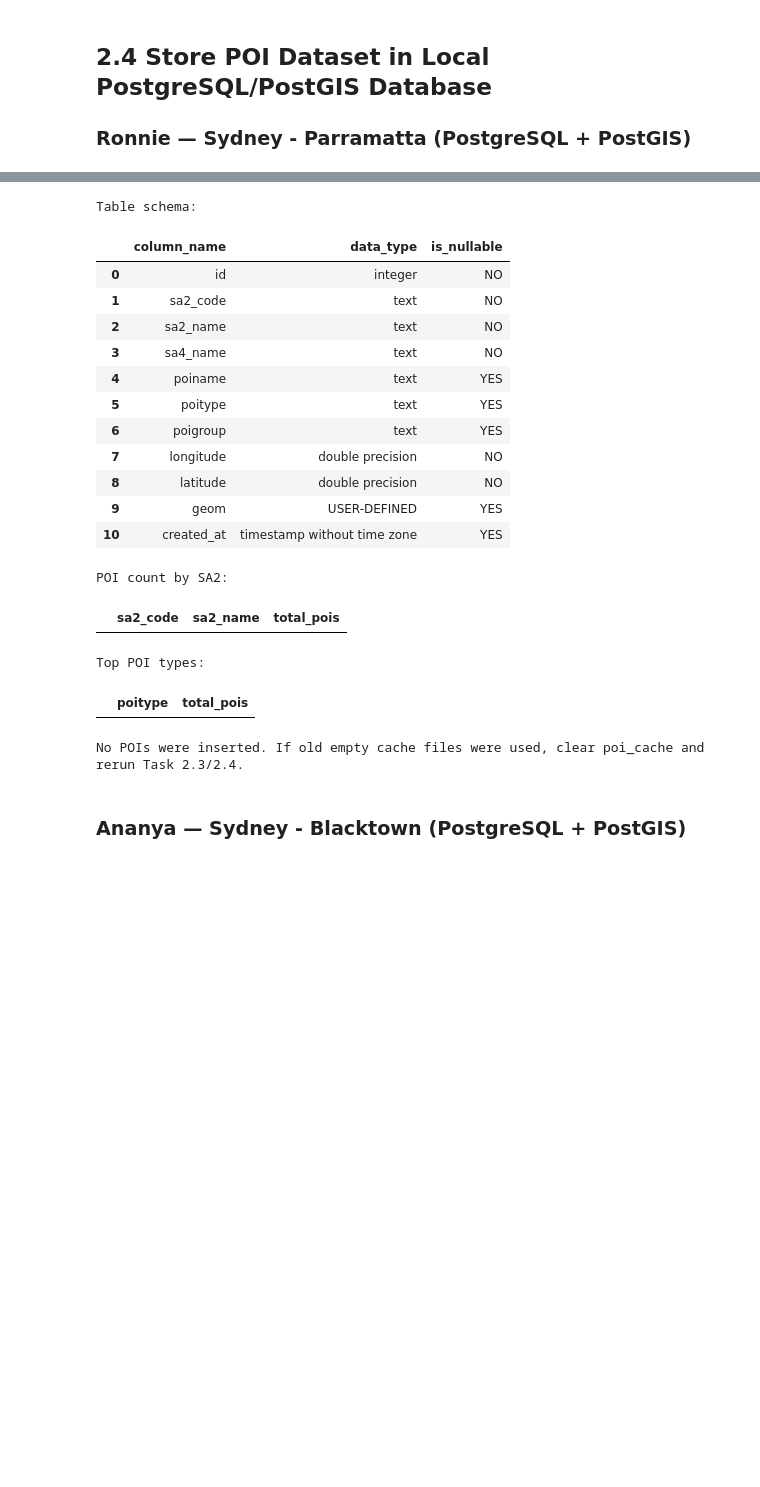
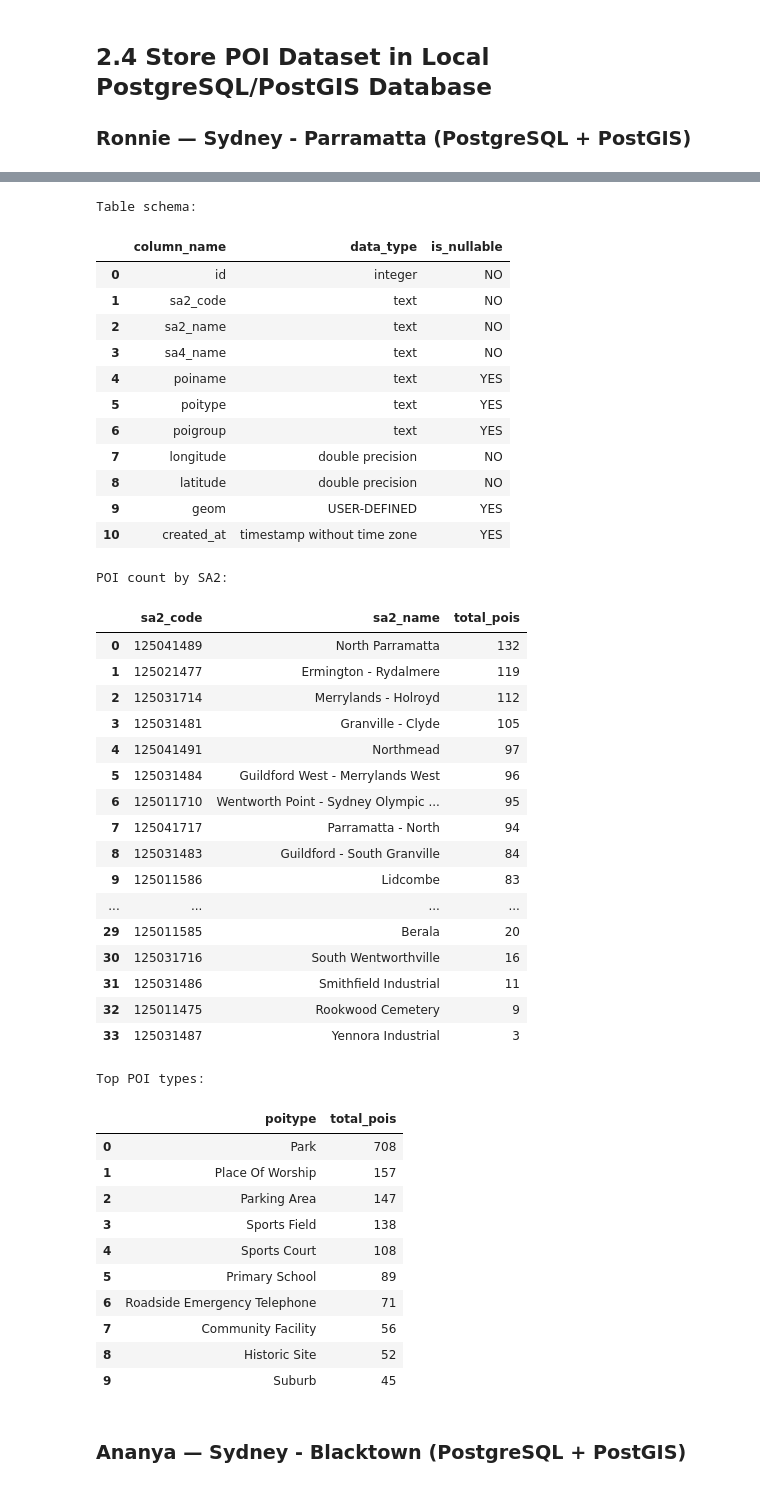
Before and after one commit to Ronnie-711/DATA2001_assignment, a Jupyter notebook: assignment.ipynb, the cells around one changed output, grey strips where cells are left out. Drawn from its saved outputs; the diff is of its cells as text; code cells hidden in the pictures; blank space fills up the shorter version.

```diff
--- a/assignment.ipynb
+++ b/assignment.ipynb
@@ -863,9 +863,9 @@ def create_ronnie_poi_table():
     with get_connection() as conn:
         with conn.cursor() as cur:
             cur.execute("CREATE EXTENSION IF NOT EXISTS postgis;")
-            cur.execute(f"DROP TABLE IF EXISTS {RONNIE_TABLE};")
+
             cur.execute(f"""
-                CREATE TABLE {RONNIE_TABLE} (
+                CREATE TABLE IF NOT EXISTS {RONNIE_TABLE} (
                     id         SERIAL PRIMARY KEY,
                     sa2_code   TEXT NOT NULL,
                     sa2_name   TEXT NOT NULL,
@@ -1013,21 +1019,46 @@ Ronnie Task 2.4 database summary:
-Table schema:
+Table schema:
 |  | column_name | data_type | is_nullable |
 | 0 | id | integer | NO |
 | 1 | sa2_code | text | NO |
 | 2 | sa2_name | text | NO |
 | 3 | sa4_name | text | NO |
 | 4 | poiname | text | YES |
 | 5 | poitype | text | YES |
 | 6 | poigroup | text | YES |
 | 7 | longitude | double precision | NO |
 | 8 | latitude | double precision | NO |
 | 9 | geom | USER-DEFINED | YES |
 | 10 | created_at | timestamp without time zone | YES |
-POI count by SA2:
+POI count by SA2:
 |  | sa2_code | sa2_name | total_pois |
+| 0 | 125041489 | North Parramatta | 132 |
+| 1 | 125021477 | Ermington - Rydalmere | 119 |
+| 2 | 125031714 | Merrylands - Holroyd | 112 |
+| 3 | 125031481 | Granville - Clyde | 105 |
+| 4 | 125041491 | Northmead | 97 |
+| 5 | 125031484 | Guildford West - Merrylands West | 96 |
+| 6 | 125011710 | Wentworth Point - Sydney Olympic ... | 95 |
+| 7 | 125041717 | Parramatta - North | 94 |
+| 8 | 125031483 | Guildford - South Granville | 84 |
+| 9 | 125011586 | Lidcombe | 83 |
+| ... | ... | ... | ... |
+| 29 | 125011585 | Berala | 20 |
+| 30 | 125031716 | South Wentworthville | 16 |
+| 31 | 125031486 | Smithfield Industrial | 11 |
+| 32 | 125011475 | Rookwood Cemetery | 9 |
+| 33 | 125031487 | Yennora Industrial | 3 |
-Top POI types:
+Top POI types:
 |  | poitype | total_pois |
+| 0 | Park | 708 |
+| 1 | Place Of Worship | 157 |
+| 2 | Parking Area | 147 |
+| 3 | Sports Field | 138 |
+| 4 | Sports Court | 108 |
+| 5 | Primary School | 89 |
+| 6 | Roadside Emergency Telephone | 71 |
+| 7 | Community Facility | 56 |
+| 8 | Historic Site | 52 |
+| 9 | Suburb | 45 |
-No POIs were inserted. If old empty cache files were used, clear poi_cache and rerun Task 2.3/2.4.
 # %% [markdown]
 ### Ananya — Sydney - Blacktown (PostgreSQL + PostGIS)
 # %%
```
Also changed, not shown: parts of 15 cells of this notebook, 3 other files.
